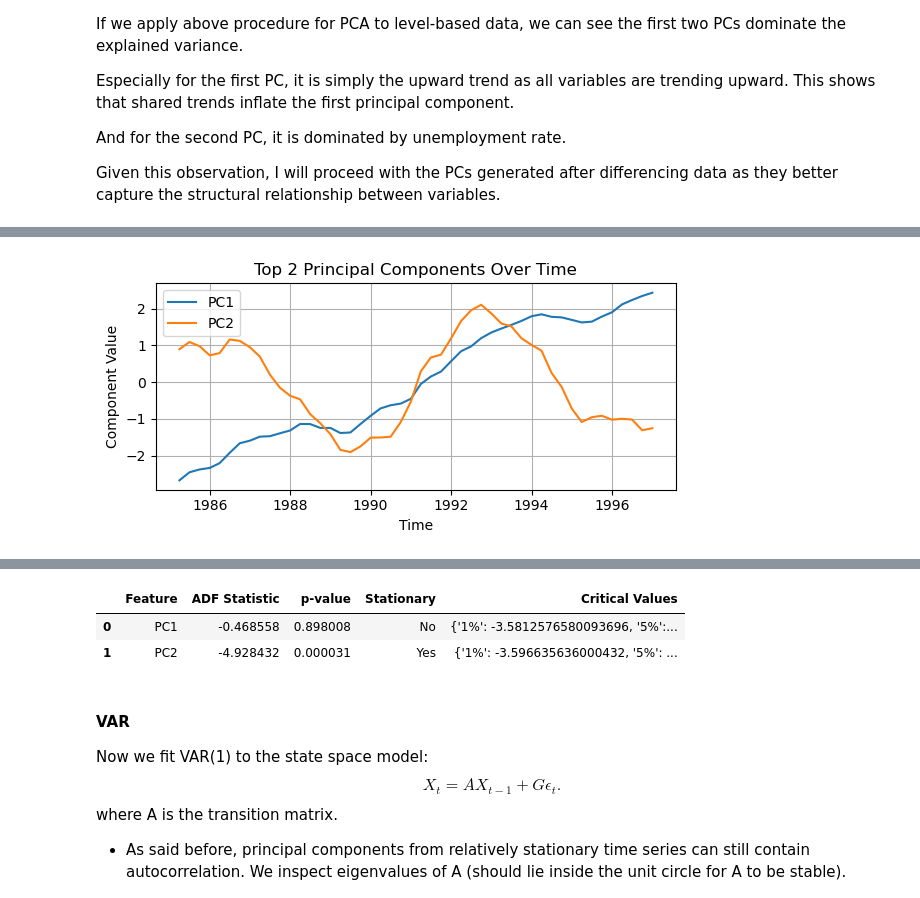
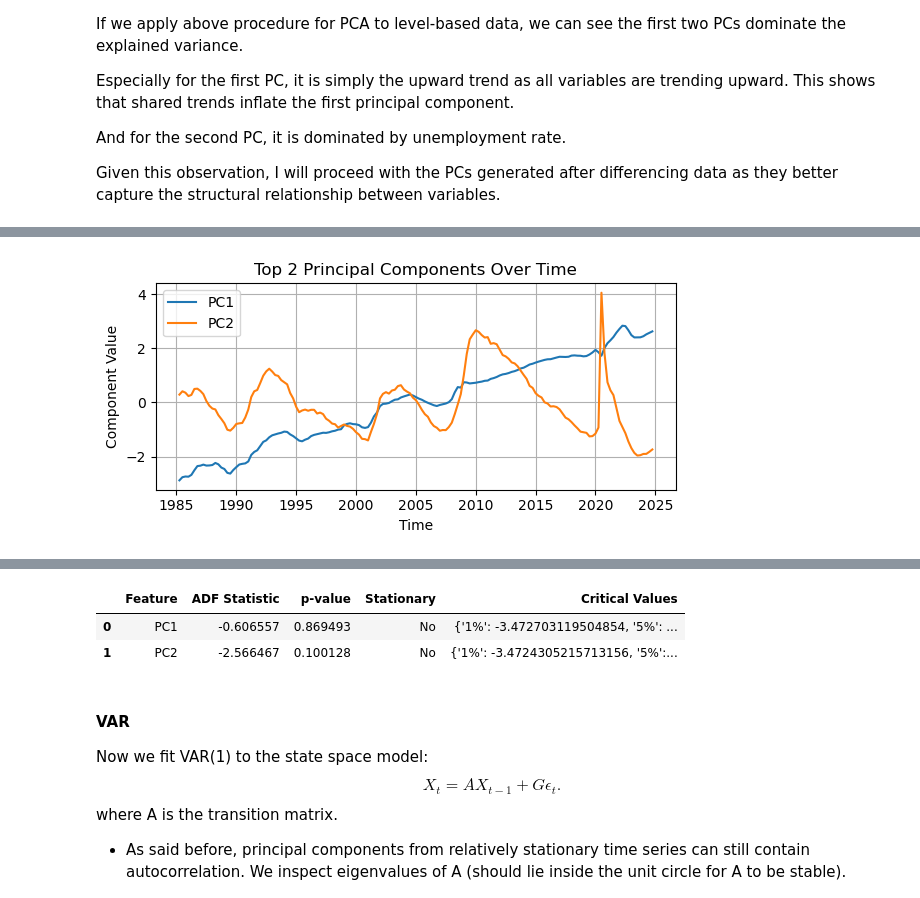
Before and after one commit to lexie-z/macro-model, a Jupyter notebook: playground.ipynb, the cells around one changed output, grey strips where cells are left out. Saved outputs shown, nothing was run; the diff lists cells and outputs as text; code cells hidden in the pictures.

```diff
--- a/playground.ipynb
+++ b/playground.ipynb
@@ -177,7 +172,7 @@ And for the second PC, it is dominated by unemployment rate.
 
 Given this observation, I will proceed with the PCs generated after differencing data as they better capture the structural relationship between variables.
 # %%
-experiment_level_df , _ = initialize_by_window(df, clipping_factors=clipping_factors, plot=False)
+experiment_level_df , _ = initialize_by_window(df, clipping_factors=clipping_factors, window_size=len(df), plot=False)
 pca(experiment_level_df, plot=True)
 display(adf_test_all_features(pca(experiment_level_df, n_components=2)))
 # %% [output]
@@ -187 +182 @@ display(adf_test_all_features(pca(experiment_level_df, n_components=2)))
-[figure, old version]
+[figure, new version]
@@ -189,6 +184,6 @@ display(adf_test_all_features(pca(experiment_level_df, n_components=2)))
 |  | Feature | ADF Statistic | p-value | Stationary | Critical Values |
-| 0 | PC1 | -0.468558 | 0.898008 | No | {'1%': -3.5812576580093696, '5%':... |
-| 1 | PC2 | -4.928432 | 0.000031 | Yes | {'1%': -3.596635636000432, '5%': ... |
+| 0 | PC1 | -0.606557 | 0.869493 | No | {'1%': -3.472703119504854, '5%': ... |
+| 1 | PC2 | -2.566467 | 0.100128 | No | {'1%': -3.4724305215713156, '5%':... |
 # %% [markdown]
 #### VAR
 
```
Also changed, not shown: parts of 16 cells of this notebook, 4 other files.
